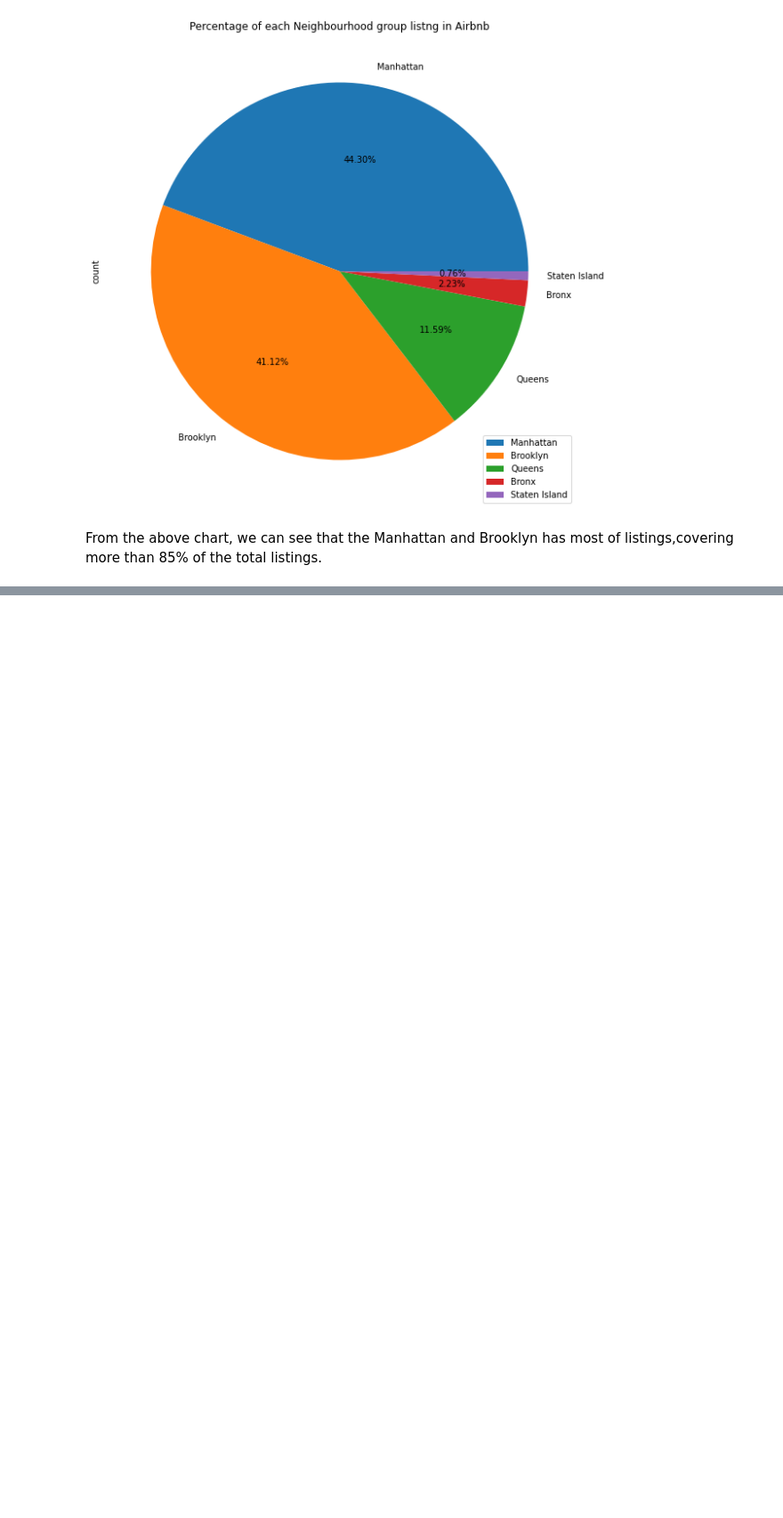
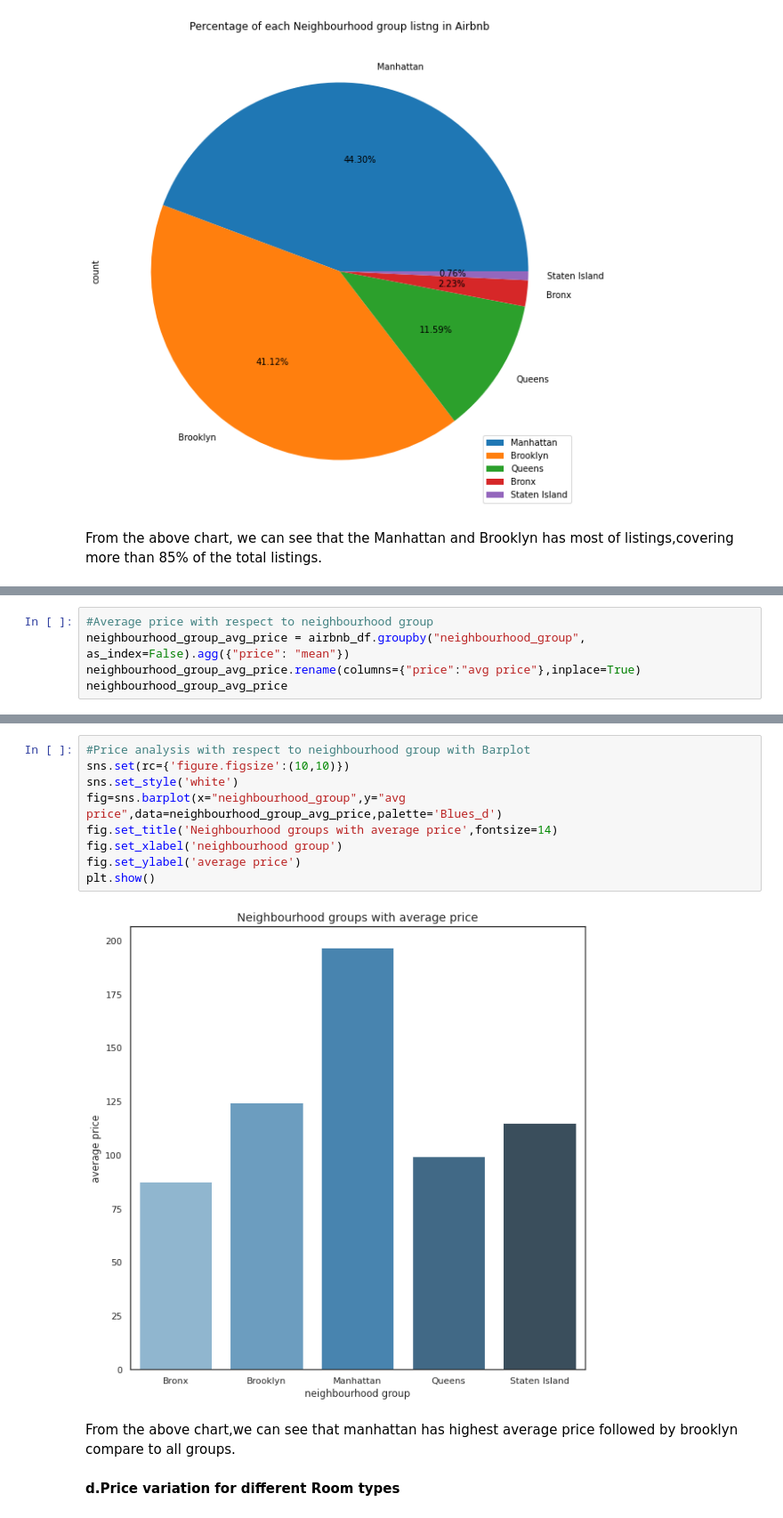
Before and after one commit to ShabuddinDhafedar/Airbnb-Bookings-Analysis, a Jupyter notebook: Airbnb_Bookings_Analysis_Capstone_Project(shabuddin).ipynb, the cells around one changed output, grey strips where cells are left out. Shown at 89% size. Cells and saved outputs as stored; diff of their text form; blank space fills up the shorter version.

```diff
--- a/Airbnb_Bookings_Analysis_Capstone_Project(shabuddin).ipynb
+++ b/Airbnb_Bookings_Analysis_Capstone_Project(shabuddin).ipynb
@@ -260,0 +300,5 @@ From the above chart, we can see that the Manhattan and Brooklyn has most of lis
+# %%
+#Average price with respect to neighbourhood group
+neighbourhood_group_avg_price = airbnb_df.groupby("neighbourhood_group", as_index=False).agg({"price": "mean"})
+neighbourhood_group_avg_price.rename(columns={"price":"avg price"},inplace=True)
+neighbourhood_group_avg_price
@@ -260,0 +312,15 @@ From the above chart, we can see that the Manhattan and Brooklyn has most of lis
+# %%
+#Price analysis with respect to neighbourhood group with Barplot
+sns.set(rc={'figure.figsize':(10,10)})
+sns.set_style('white')
+fig=sns.barplot(x="neighbourhood_group",y="avg price",data=neighbourhood_group_avg_price,palette='Blues_d')
+fig.set_title('Neighbourhood groups with average price',fontsize=14)
+fig.set_xlabel('neighbourhood group')
+fig.set_ylabel('average price')
+plt.show()
+# %% [output]
+[figure, added]
+# %% [markdown]
+From the above chart,we can see that manhattan has highest average price followed by brooklyn compare to all groups.
+# %% [markdown]
+**d.Price variation for different Room types**
```
Also changed, not shown: parts of 16 cells of this notebook.
